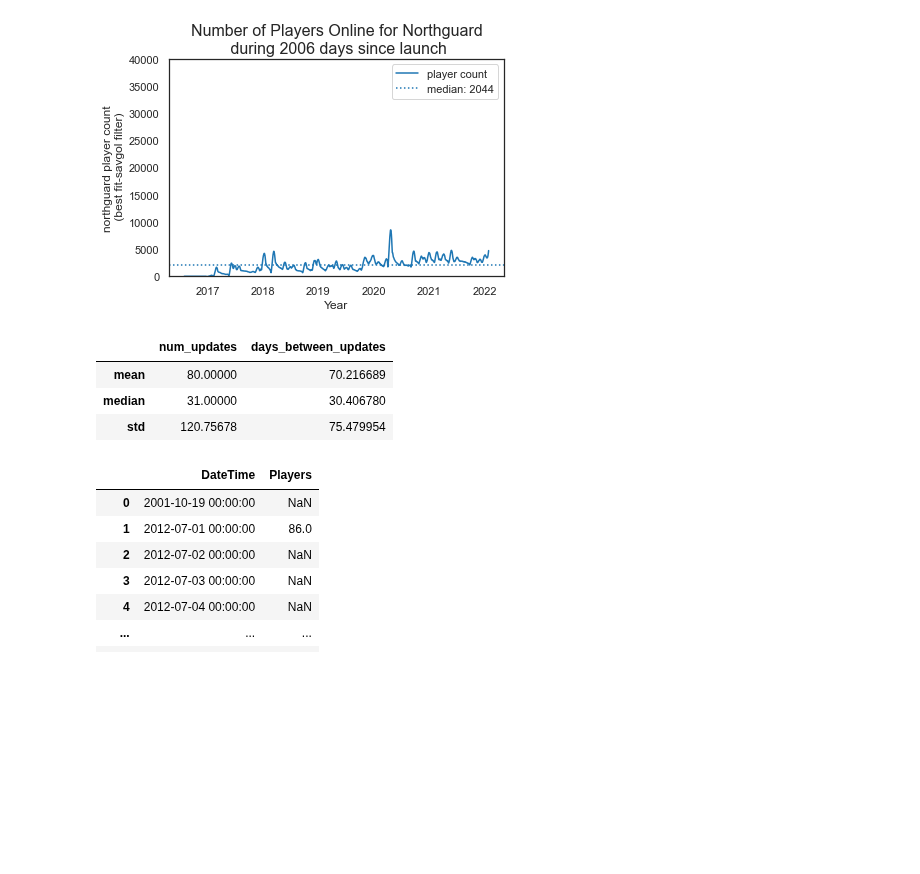
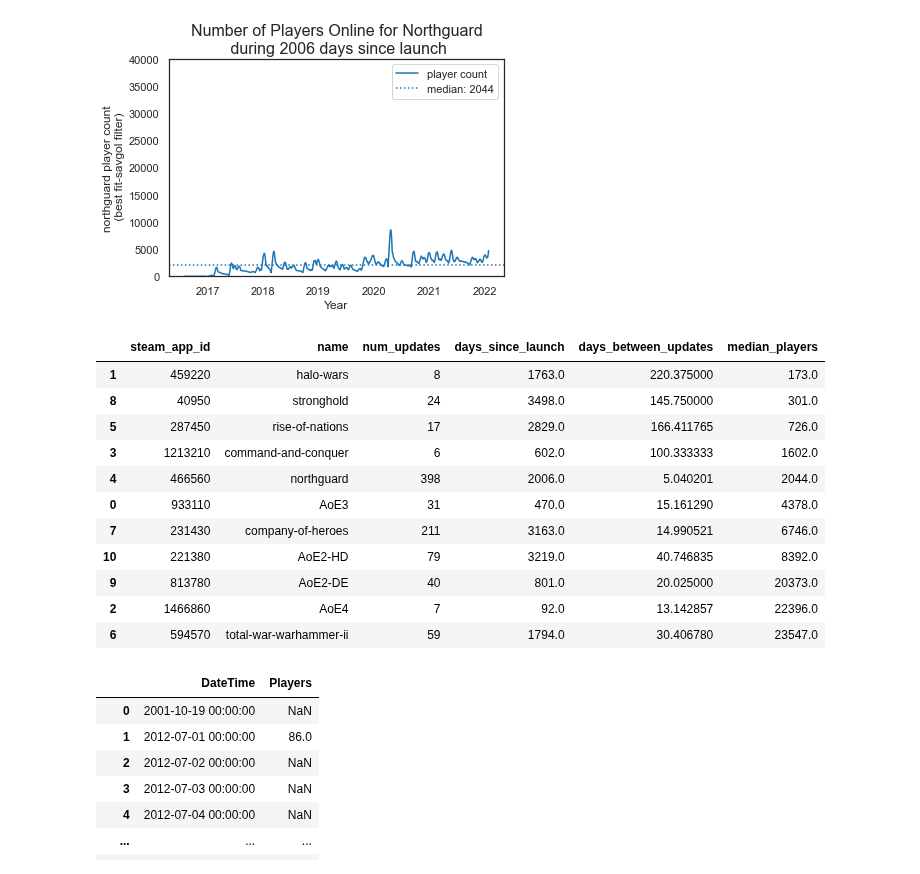
Before and after one commit to rishigoutam/aoe2, a Jupyter notebook: rts_player_counts.ipynb, the cells around one changed output. Drawn from its saved outputs; the diff is of its cells as text; code cells hidden in the pictures; blank space fills up the shorter version.

```diff
--- a/rts_player_counts.ipynb
+++ b/rts_player_counts.ipynb
@@ -61,9 +61,11 @@ for game, df in dfs.items():
     max_ = datetime.strptime(df.DateTime.max(), "%Y-%m-%d %H:%M:%S")
     delta = (max_ - min_).days
 
+    # Update how long people have been playing this game and how many players play
     patch_counts.loc[patch_counts['name'] == game,'days_since_launch'] = delta
+    median_players = int(round(df.Players.median(),0))
+    patch_counts.loc[patch_counts['name'] == game,'median_players'] = median_players
 
-    median_players = int(round(df.Players.median(),0))
     num_players_filtered = df[['Players']].apply(savgol_filter, window_length=31, polyorder=3)
 
     ax = plt.plot(days, num_players_filtered, label='player count')
@@ -93,14 +95,23 @@ for game, df in dfs.items():
 # %%
 patch_counts # now updated with days_since_launch
 patch_counts['days_between_updates'] = patch_counts.days_since_launch/patch_counts.num_updates
 # patch_counts.sort_values(by='days_between_updates')
+patch_counts.sort_values(by='median_players')
 
-patch_counts[['name', 'num_updates', 'days_between_updates']].agg(['mean', 'median', 'std'])
+# patch_counts[['name', 'num_updates', 'days_between_updates', 'days_since_launch']].agg(['mean', 'median', 'std'])
 # %% [output]
-|  | num_updates | days_between_updates |
-| mean | 80.00000 | 70.216689 |
-| median | 31.00000 | 30.406780 |
-| std | 120.75678 | 75.479954 |
+|  | steam_app_id | name | num_updates | days_since_launch | days_between_updates | median_players |
+| 1 | 459220 | halo-wars | 8 | 1763.0 | 220.375000 | 173.0 |
+| 8 | 40950 | stronghold | 24 | 3498.0 | 145.750000 | 301.0 |
+| 5 | 287450 | rise-of-nations | 17 | 2829.0 | 166.411765 | 726.0 |
+| 3 | 1213210 | command-and-conquer | 6 | 602.0 | 100.333333 | 1602.0 |
+| 4 | 466560 | northguard | 398 | 2006.0 | 5.040201 | 2044.0 |
+| 0 | 933110 | AoE3 | 31 | 470.0 | 15.161290 | 4378.0 |
+| 7 | 231430 | company-of-heroes | 211 | 3163.0 | 14.990521 | 6746.0 |
+| 10 | 221380 | AoE2-HD | 79 | 3219.0 | 40.746835 | 8392.0 |
+| 9 | 813780 | AoE2-DE | 40 | 801.0 | 20.025000 | 20373.0 |
+| 2 | 1466860 | AoE4 | 7 | 92.0 | 13.142857 | 22396.0 |
+| 6 | 594570 | total-war-warhammer-ii | 59 | 1794.0 | 30.406780 | 23547.0 |
 # %%
 # dfs['stronghold']
 # %% [output]
```
